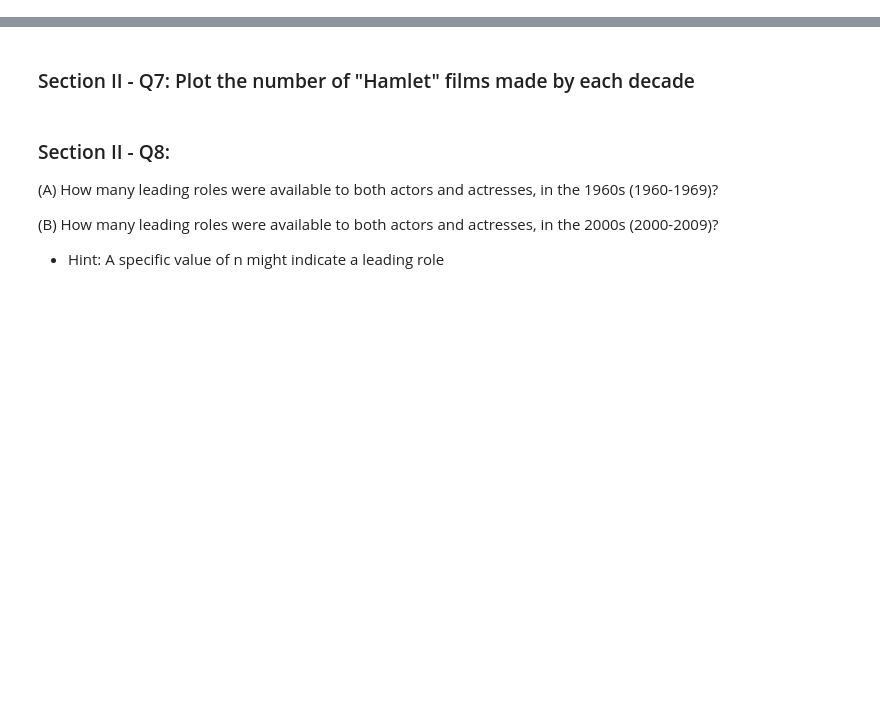
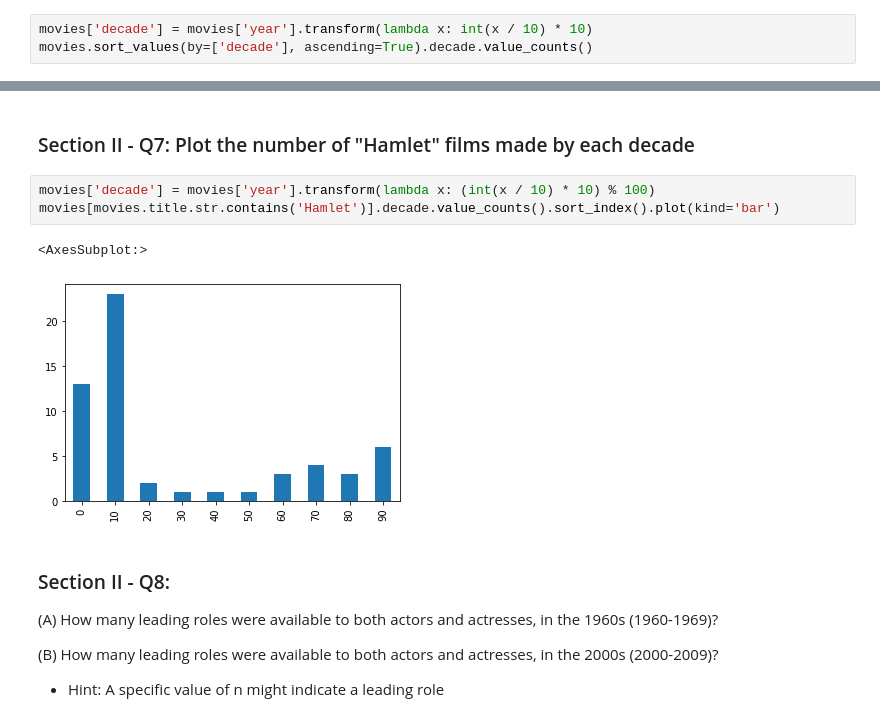
Before and after one commit to rscott1989/mec-mini-projects, a Jupyter notebook: mec-5.3.10-data-wranging-with-pandas-mini-project/Mini_Project_Data_Wrangling_Pandas.ipynb, the cells around one changed output, grey strips where cells are left out. Drawn from its saved outputs; the diff is of its cells as text; blank space fills up the shorter version.

```diff
--- a/mec-5.3.10-data-wranging-with-pandas-mini-project/Mini_Project_Data_Wrangling_Pandas.ipynb
+++ b/mec-5.3.10-data-wranging-with-pandas-mini-project/Mini_Project_Data_Wrangling_Pandas.ipynb
@@ -418,0 +413,3 @@ NameError: name 'year' is not defined
+# %%
+movies['decade'] = movies['year'].transform(lambda x: int(x / 10) * 10)
+movies.sort_values(by=['decade'], ascending=True).decade.value_counts()
@@ -439,5 +553,11 @@ NameError: name 'year' is not defined
 # %% [markdown]
 ### Section II - Q7: Plot the number of "Hamlet" films made by each decade
+# %%
+movies['decade'] = movies['year'].transform(lambda x: (int(x / 10) * 10) % 100)
+movies[movies.title.str.contains('Hamlet')].decade.value_counts().sort_index().plot(kind='bar')
+# %% [output]
+<AxesSubplot:>
+[figure, added]
 # %% [markdown]
 ### Section II - Q8:
 
```
Also changed, not shown: parts of 21 cells of this notebook.
